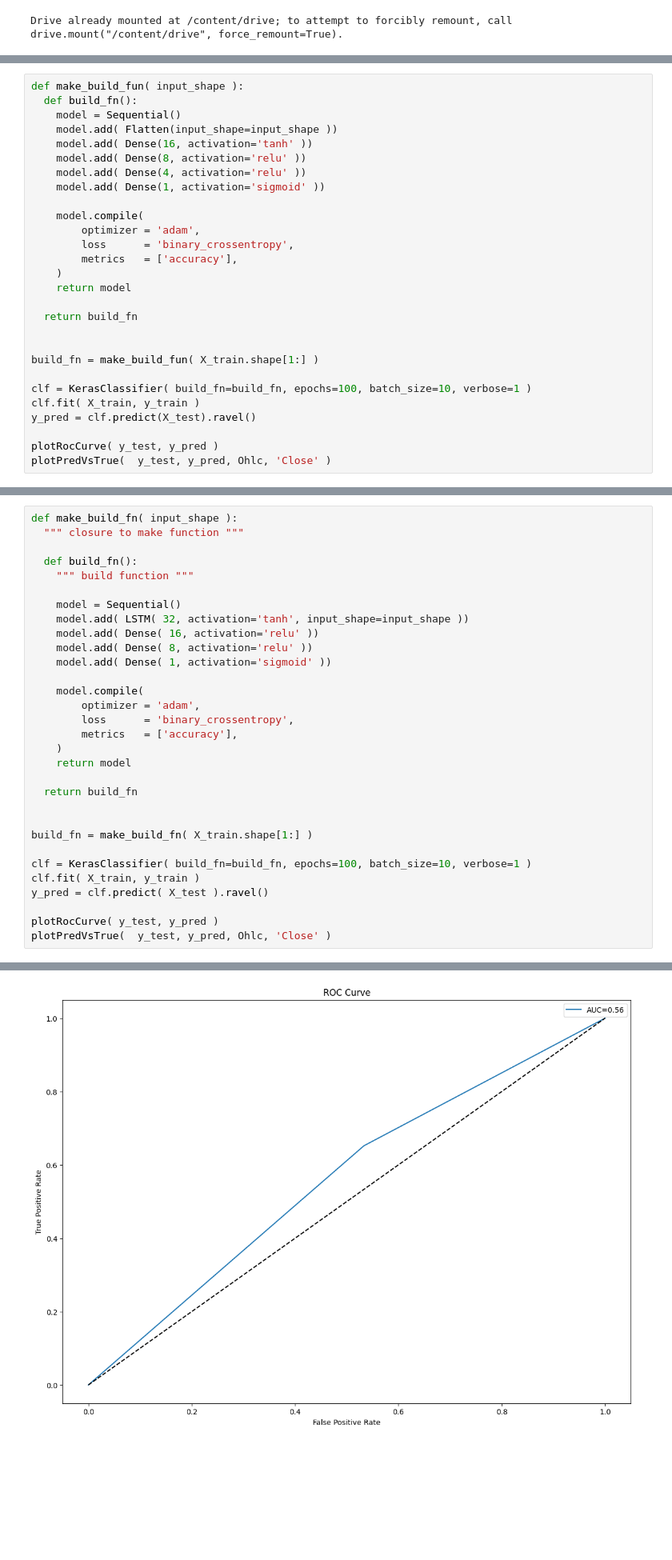
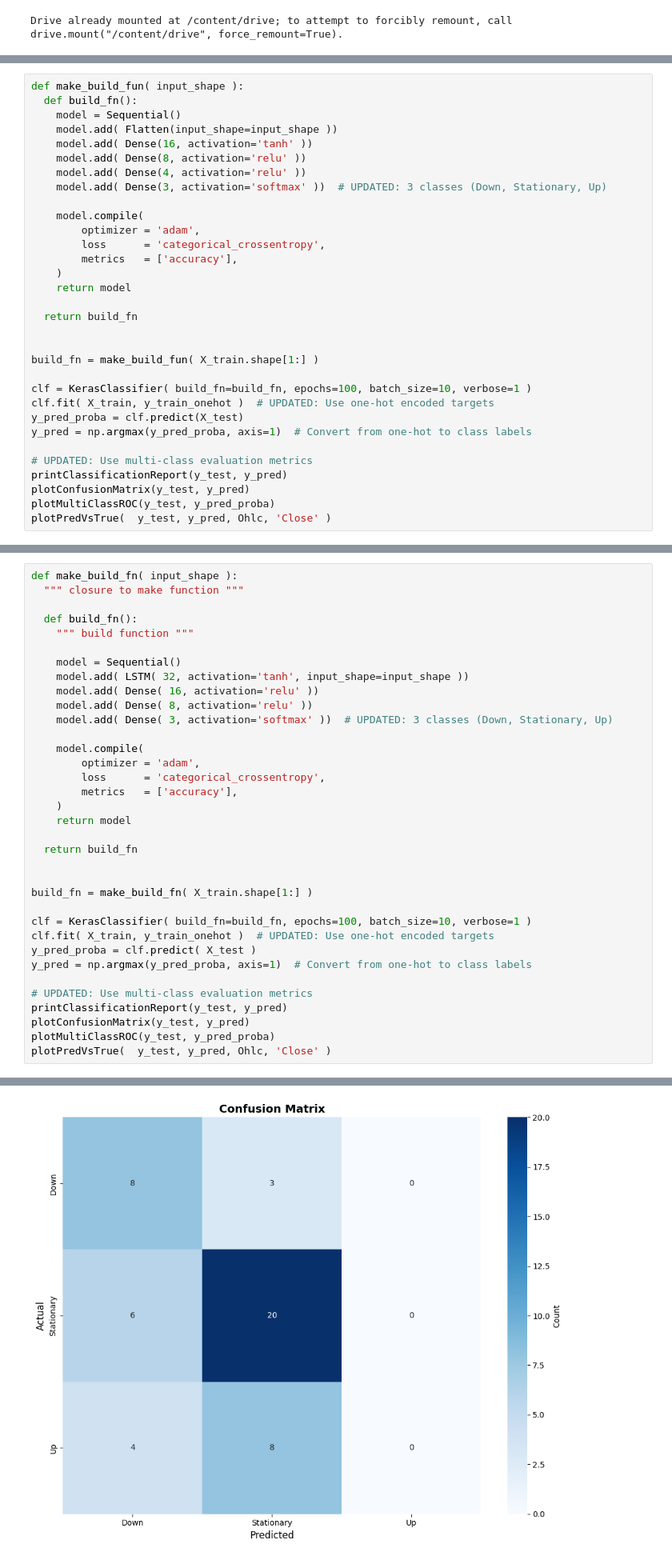
Before and after one commit to pyt3r/springboard-package, a Jupyter notebook: capstone/3_Model.ipynb, the cells around one changed output, grey strips where cells are left out. Shown at 80% size. Saved outputs shown, nothing was run; the diff lists cells and outputs as text; blank space fills up the shorter version.

```diff
--- a/capstone/3_Model.ipynb
+++ b/capstone/3_Model.ipynb
@@ -166,11 +289,11 @@ def make_build_fun( input_shape ):
     model.add( Dense(16, activation='tanh' ))
     model.add( Dense(8, activation='relu' ))
     model.add( Dense(4, activation='relu' ))
-    model.add( Dense(1, activation='sigmoid' ))
+    model.add( Dense(3, activation='softmax' ))  # UPDATED: 3 classes (Down, Stationary, Up)
 
     model.compile(
         optimizer = 'adam',
-        loss      = 'binary_crossentropy',
+        loss      = 'categorical_crossentropy',
         metrics   = ['accuracy'],
     )
     return model
@@ -181,10 +304,14 @@ def make_build_fun( input_shape ):
 build_fn = make_build_fun( X_train.shape[1:] )
 
 clf = KerasClassifier( build_fn=build_fn, epochs=100, batch_size=10, verbose=1 )
-clf.fit( X_train, y_train )
-y_pred = clf.predict(X_test).ravel()
+clf.fit( X_train, y_train_onehot )  # UPDATED: Use one-hot encoded targets
+y_pred_proba = clf.predict(X_test)
+y_pred = np.argmax(y_pred_proba, axis=1)  # Convert from one-hot to class labels
 
-plotRocCurve( y_test, y_pred )
+# UPDATED: Use multi-class evaluation metrics
+printClassificationReport(y_test, y_pred)
+plotConfusionMatrix(y_test, y_pred)
+plotMultiClassROC(y_test, y_pred_proba)
 plotPredVsTrue(  y_test, y_pred, Ohlc, 'Close' )
 # %% [output]
 Epoch 1/100
@@ -219,11 +358,11 @@ def make_build_fn( input_shape ):
     model.add( LSTM( 32, activation='tanh', input_shape=input_shape ))
     model.add( Dense( 16, activation='relu' ))
     model.add( Dense( 8, activation='relu' ))
-    model.add( Dense( 1, activation='sigmoid' ))
+    model.add( Dense( 3, activation='softmax' ))  # UPDATED: 3 classes (Down, Stationary, Up)
 
     model.compile(
         optimizer = 'adam',
-        loss      = 'binary_crossentropy',
+        loss      = 'categorical_crossentropy',
         metrics   = ['accuracy'],
     )
     return model
@@ -234,10 +373,14 @@ def make_build_fn( input_shape ):
 build_fn = make_build_fn( X_train.shape[1:] )
 
 clf = KerasClassifier( build_fn=build_fn, epochs=100, batch_size=10, verbose=1 )
-clf.fit( X_train, y_train )
-y_pred = clf.predict( X_test ).ravel()
+clf.fit( X_train, y_train_onehot )  # UPDATED: Use one-hot encoded targets
+y_pred_proba = clf.predict( X_test )
+y_pred = np.argmax(y_pred_proba, axis=1)  # Convert from one-hot to class labels
 
-plotRocCurve( y_test, y_pred )
+# UPDATED: Use multi-class evaluation metrics
+printClassificationReport(y_test, y_pred)
+plotConfusionMatrix(y_test, y_pred)
+plotMultiClassROC(y_test, y_pred_proba)
 plotPredVsTrue(  y_test, y_pred, Ohlc, 'Close' )
 # %% [output]
 Epoch 1/100
@@ -260 +403 @@ Epoch 100/100
-[figure, old version]
+[figure, new version]
```
Also changed, not shown: parts of 24 cells of this notebook.
